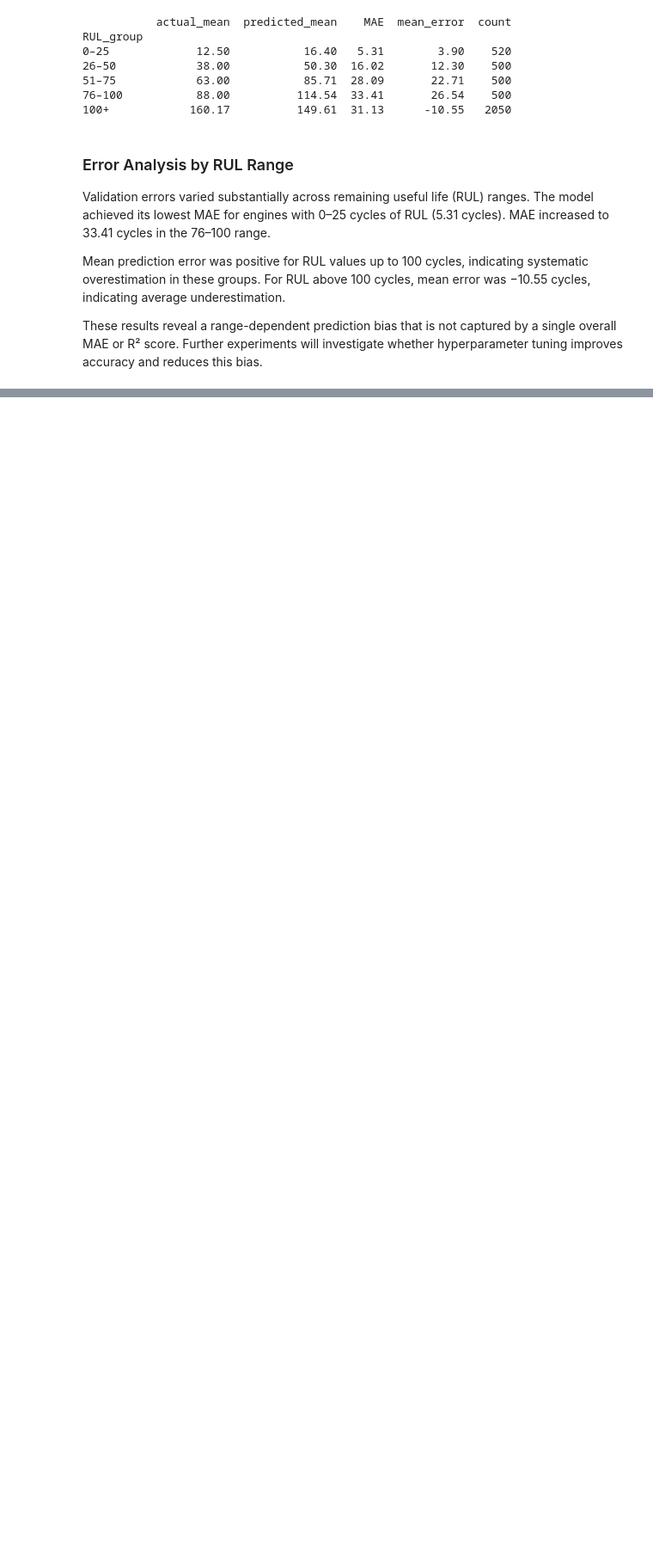
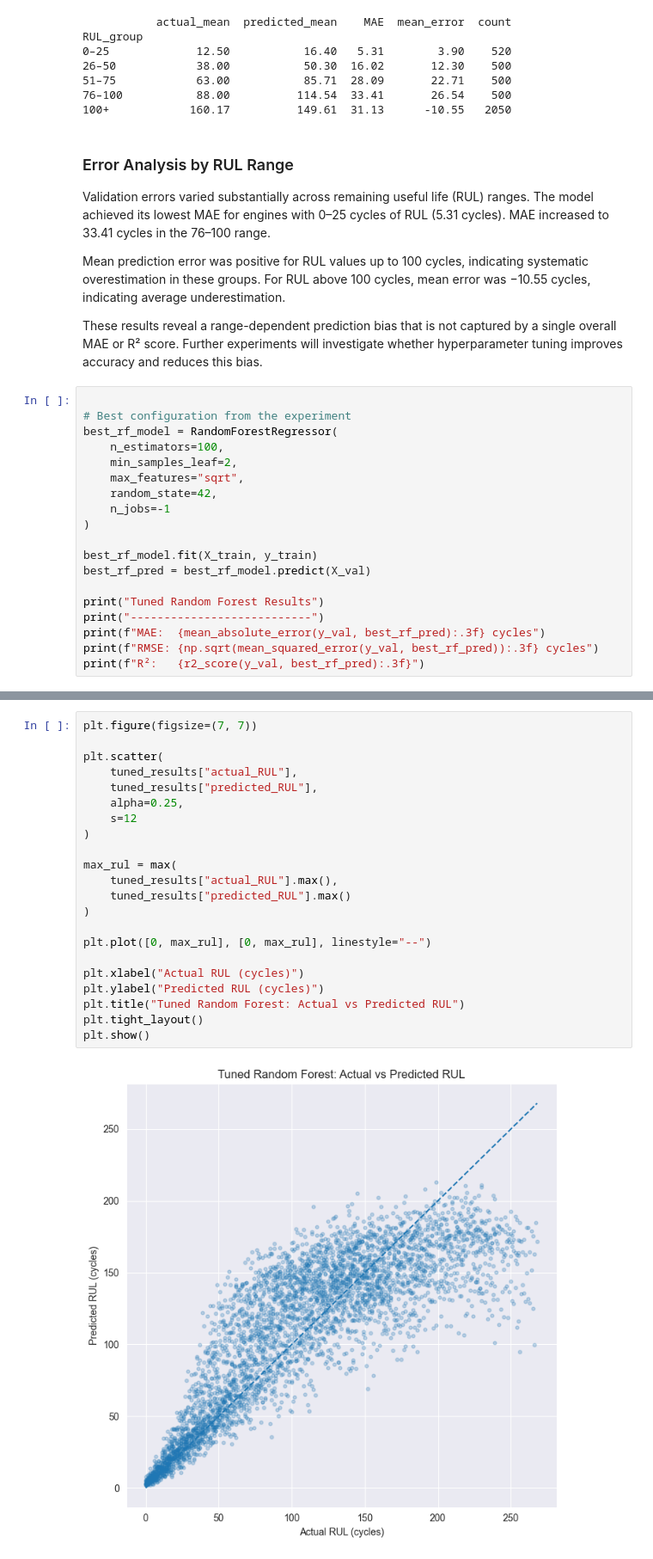
Before and after one commit to RanimRebai/predictive-maintenance-ml, a Jupyter notebook: notebooks/02_baseline_model.ipynb, the cells around one changed output, grey strips where cells are left out. Shown at 86% size. Cells and saved outputs as stored; diff of their text form; blank space fills up the shorter version.

```diff
--- a/notebooks/02_baseline_model.ipynb
+++ b/notebooks/02_baseline_model.ipynb
@@ -441,3 +488,22 @@ Validation errors varied substantially across remaining useful life (RUL) ranges
 Mean prediction error was positive for RUL values up to 100 cycles, indicating systematic overestimation in these groups. For RUL above 100 cycles, mean error was −10.55 cycles, indicating average underestimation.
 
 These results reveal a range-dependent prediction bias that is not captured by a single overall MAE or R² score. Further experiments will investigate whether hyperparameter tuning improves accuracy and reduces this bias.
+# %%
+
+# Best configuration from the experiment
+best_rf_model = RandomForestRegressor(
+    n_estimators=100,
+    min_samples_leaf=2,
+    max_features="sqrt",
+    random_state=42,
+    n_jobs=-1
+)
+
+best_rf_model.fit(X_train, y_train)
+best_rf_pred = best_rf_model.predict(X_val)
+
+print("Tuned Random Forest Results")
+print("---------------------------")
+print(f"MAE:  {mean_absolute_error(y_val, best_rf_pred):.3f} cycles")
+print(f"RMSE: {np.sqrt(mean_squared_error(y_val, best_rf_pred)):.3f} cycles")
+print(f"R²:   {r2_score(y_val, best_rf_pred):.3f}")
@@ -443,0 +571,24 @@ These results reveal a range-dependent prediction bias that is not captured by a
+# %%
+plt.figure(figsize=(7, 7))
+
+plt.scatter(
+    tuned_results["actual_RUL"],
+    tuned_results["predicted_RUL"],
+    alpha=0.25,
+    s=12
+)
+
+max_rul = max(
+    tuned_results["actual_RUL"].max(),
+    tuned_results["predicted_RUL"].max()
+)
+
+plt.plot([0, max_rul], [0, max_rul], linestyle="--")
+
+plt.xlabel("Actual RUL (cycles)")
+plt.ylabel("Predicted RUL (cycles)")
+plt.title("Tuned Random Forest: Actual vs Predicted RUL")
+plt.tight_layout()
+plt.show()
+# %% [output]
+[figure, added]
```
Also changed, not shown: parts of 13 cells of this notebook, 1 other file.
